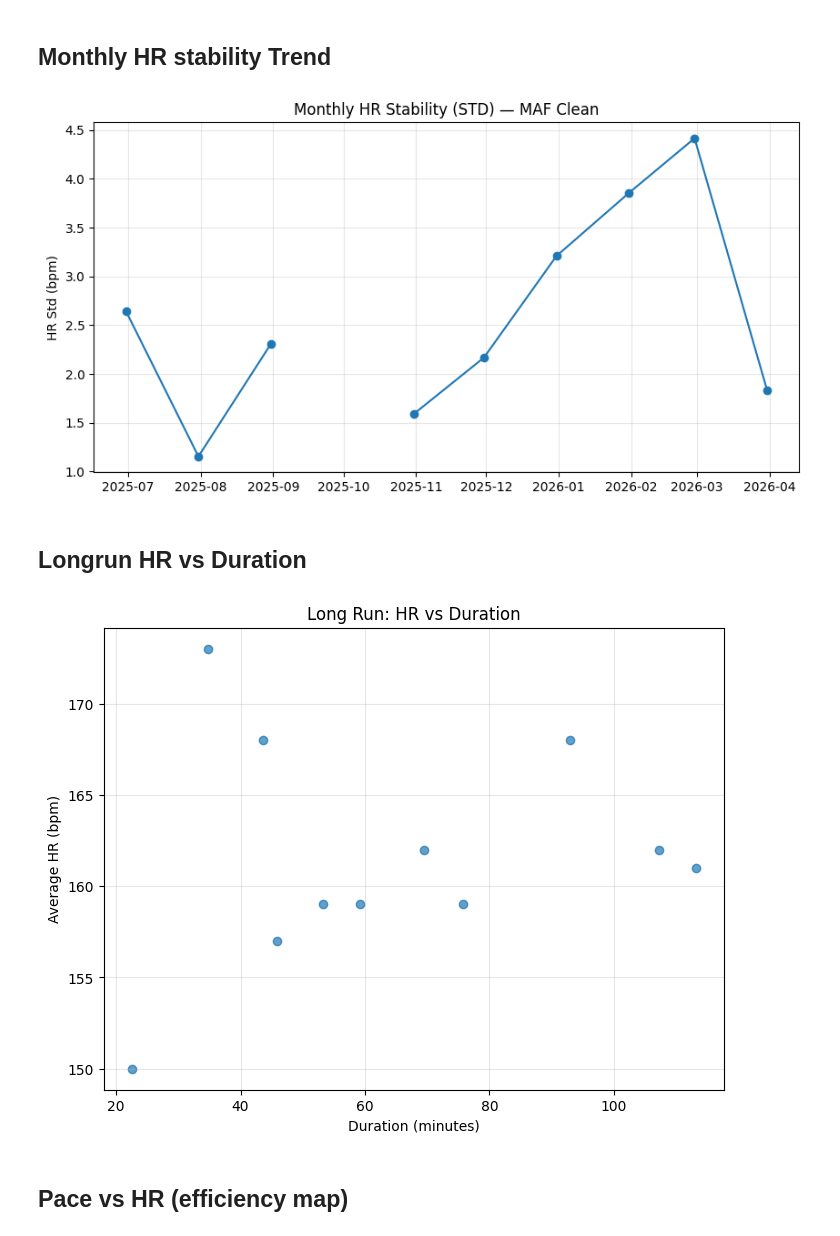
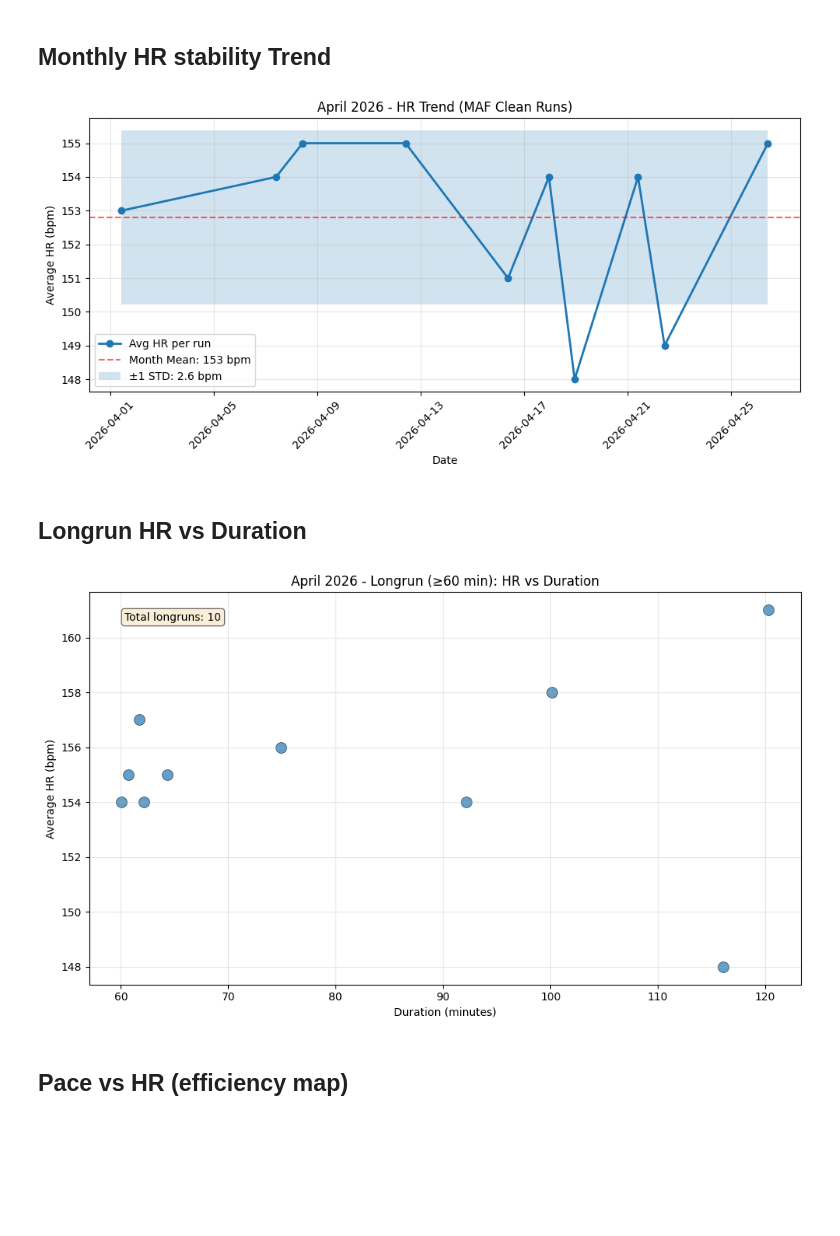
Before and after one commit to AngeloDusu/Strava-running-analysis, a Jupyter notebook: notebooks/monthly_performance_analysis.ipynb, the cells around one changed output. Drawn from its saved outputs; the diff is of its cells as text; code cells hidden in the pictures; blank space fills up the shorter version.

```diff
--- a/notebooks/monthly_performance_analysis.ipynb
+++ b/notebooks/monthly_performance_analysis.ipynb
@@ -87,21 +125,25 @@ plt.show()
 # %% [markdown]
 ## Monthly HR stability Trend
 # %%
-monthly_hr_std = (
-maf_clean
-.set_index("Activity Date")
-.resample("M")["Average Heart Rate"]
-.std()
-)
+# For single month, calculate rolling HR stability
+monthly_hr_std = april_maf["Average Heart Rate"].std()
+monthly_hr_mean = april_maf["Average Heart Rate"].mean()
 # %%
+# Plot HR trends across individual runs
 plt.figure(figsize=(10,5))
-plt.plot(monthly_hr_std.index, monthly_hr_std.values, marker="o")
+plt.plot(april_maf["Activity Date"], april_maf["Average Heart Rate"], marker="o", linewidth=2, markersize=6, label="Avg HR per run")
+plt.axhline(monthly_hr_mean, color="red", linestyle="--", alpha=0.6, label=f"Month Mean: {monthly_hr_mean:.0f} bpm")
+plt.fill_between(april_maf["Activity Date"], monthly_hr_mean - monthly_hr_std, monthly_hr_mean + monthly_hr_std, alpha=0.2, label=f"±1 STD: {monthly_hr_std:.1f} bpm")
 plt.grid(True, alpha=0.3)
-plt.title("Monthly HR Stability (STD) — MAF Clean")
-plt.ylabel("HR Std (bpm)")
+plt.title(f"{report_month_name} {REPORT_YEAR} - HR Trend (MAF Clean Runs)")
+plt.ylabel("Average HR (bpm)")
+plt.xlabel("Date")
+plt.legend()
+plt.xticks(rotation=45)
+plt.tight_layout()
 plt.show()
 # %% [output]
-[figure, old version]
+[figure, new version]
 # %% [markdown]
 ## Longrun HR vs Duration
 # %%
@@ -118,13 +156,17 @@ long_runs["duration_min"] = long_runs["Moving Time"] / 60
 # %%
-plt.figure(figsize=(8,6))
-plt.scatter(long_runs["duration_min"], long_runs["Average Heart Rate"], alpha=0.7)
+plt.figure(figsize=(10,6))
+plt.scatter(long_runs["duration_min"], long_runs["Average Heart Rate"], alpha=0.7, s=100, edgecolors="black", linewidth=0.5)
 plt.grid(True, alpha=0.3)
-plt.title("Long Run: HR vs Duration")
+plt.title(f"{report_month_name} {REPORT_YEAR} - Longrun (≥60 min): HR vs Duration")
 plt.xlabel("Duration (minutes)")
 plt.ylabel("Average HR (bpm)")
+if len(long_runs) > 0:
+    plt.text(0.05, 0.95, f"Total longruns: {len(long_runs)}", transform=plt.gca().transAxes,
+             verticalalignment='top', bbox=dict(boxstyle='round', facecolor='wheat', alpha=0.5))
+plt.tight_layout()
 plt.show()
 # %% [output]
-[figure, old version]
+[figure, new version]
 # %% [markdown]
 ## Pace vs HR (efficiency map)
 # %%
```
Also changed, not shown: parts of 13 cells of this notebook, 13 other files.
